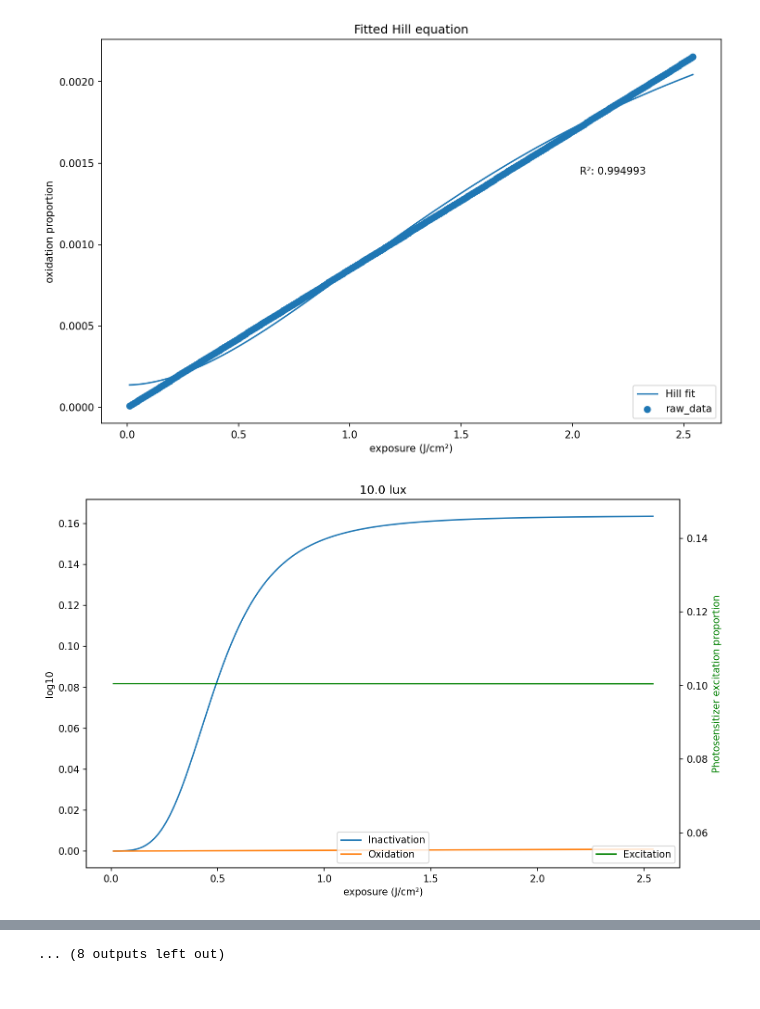
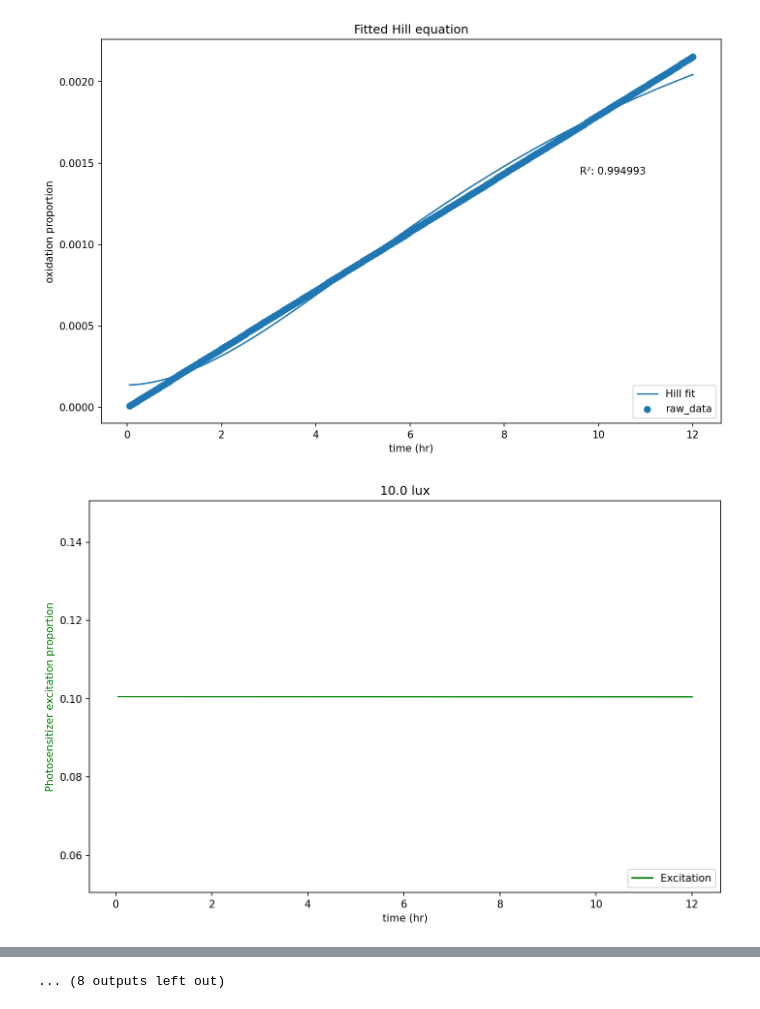
Before and after one commit to freiburgermsu/PDIpy, a Jupyter notebook: examples/sensitivity_analyses/light_intensity/variable_light.ipynb, the cells around one changed output, grey strips where cells are left out. Cells and saved outputs as stored; diff of their text form; code cells hidden in the pictures.

```diff
--- a/examples/sensitivity_analyses/light_intensity/variable_light.ipynb
+++ b/examples/sensitivity_analyses/light_intensity/variable_light.ipynb
@@ -1,34 +1,33 @@
 # %%
 %run ../../../pdipy/pdi.py
 from numpy import logspace
 import pandas
 
 pandas.set_option('max_rows', 10)
 
 pdi = PDI(printing = False)
 
 lux_intensities = logspace(1, 5, num = 10)
 for lux in lux_intensities:
     name = f'{lux} lux'
     pdi.define_conditions(
         'S_aureus',
         bacterial_cfu_ml = 1e5,
         photosensitizer = 'A3B_4Zn',
         photosensitizer_molar = 18e-9,
         light_source = 'LED',
         measurement = {'lux':lux}
     )
     pdi.simulate(
         name,
         figure_title = name,
-#         exposure_axis = True,
-        display_fa_oxidation = True,
+        exposure_axis = False,
+        display_inactivation = False,
         display_ps_excitation = True,
         export_contents = False,
-        exposure_axis = True
     )
 #     print('watts', pdi.parameters['watts'])
 #     display(pdi.raw_data)
 # %% [output]
-[figure, old version]
+[figure, new version]
-[figure, old version]
+[figure, new version]
```
Also changed, not shown: parts of 1 cell of this notebook, 2 other files.
